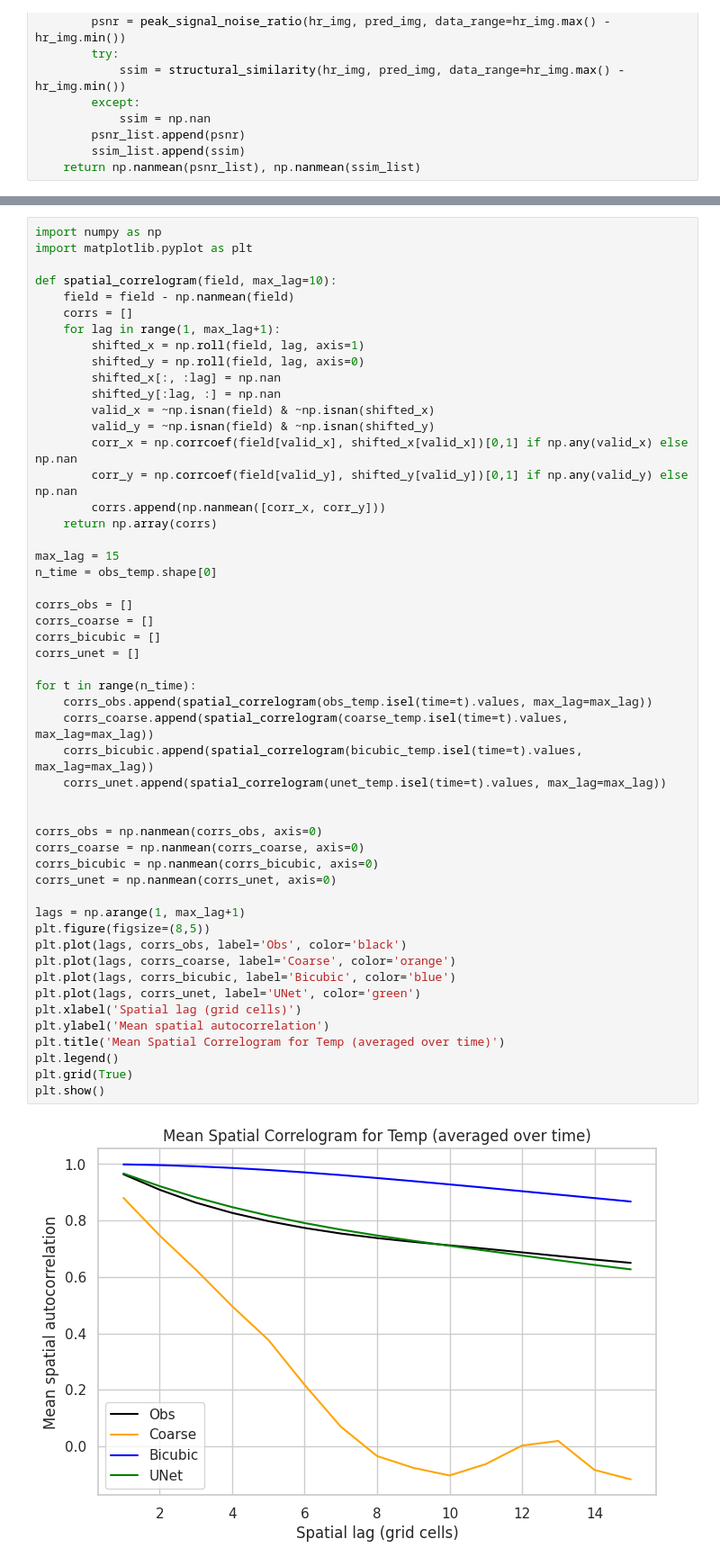
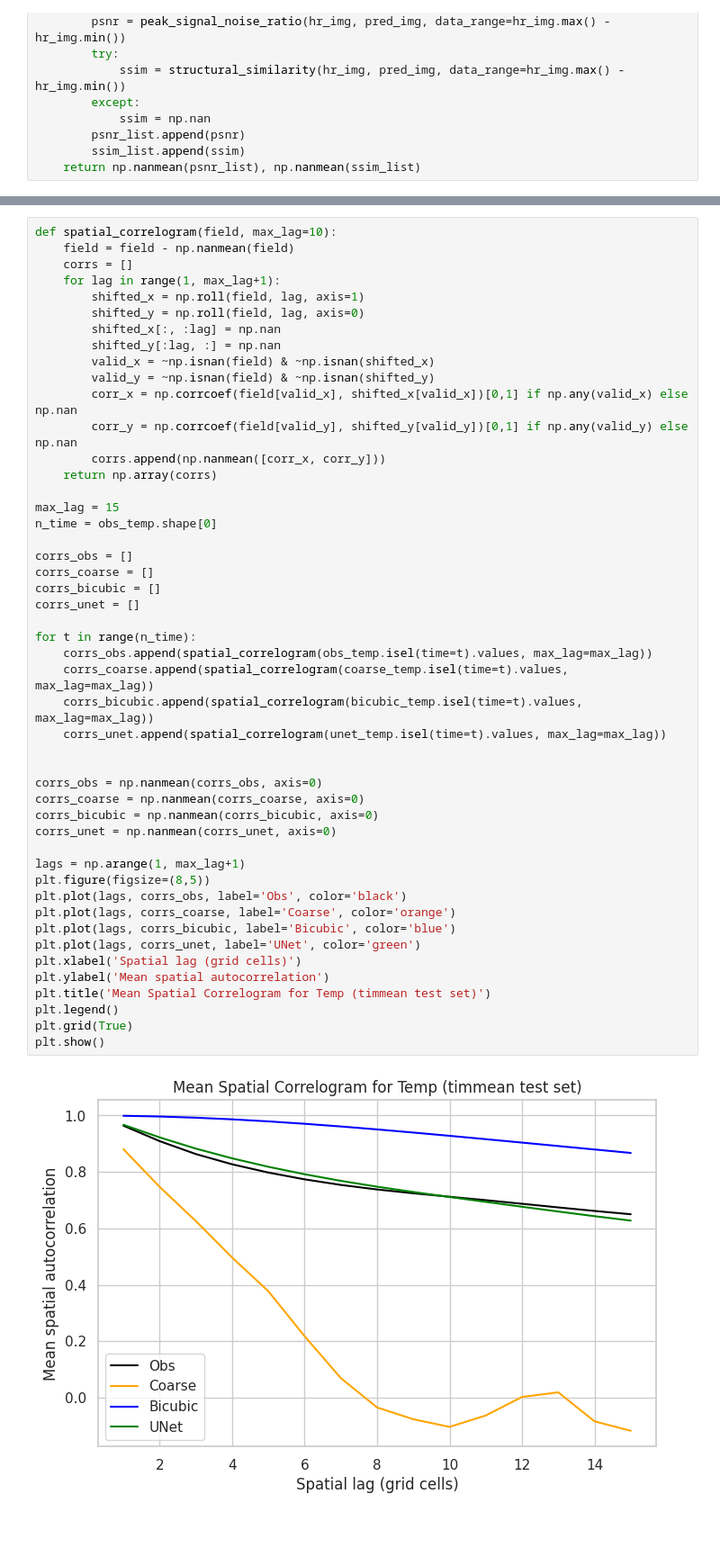
Before and after one commit to AsthanaShivanshi/Processing_and_Analysis_Scripts, a Jupyter notebook: Prelim_Stats_Obs_only/qq_plots_obs_12km.ipynb, the cells around one changed output, grey strips where cells are left out. Shown at 90% size. Saved outputs shown, nothing was run; the diff lists cells and outputs as text; blank space fills up the shorter version.

```diff
--- a/Prelim_Stats_Obs_only/qq_plots_obs_12km.ipynb
+++ b/Prelim_Stats_Obs_only/qq_plots_obs_12km.ipynb
@@ -505,7 +504,4 @@ UNet     45.899005  0.988276
 # %%
-import numpy as np
-import matplotlib.pyplot as plt
-
 def spatial_correlogram(field, max_lag=10):
     field = field - np.nanmean(field)
     corrs = []
@@ -526,32 +522,32 @@ n_time = obs_temp.shape[0]
 
 corrs_obs = []
 corrs_coarse = []
 corrs_bicubic = []
 corrs_unet = []
 
 for t in range(n_time):
     corrs_obs.append(spatial_correlogram(obs_temp.isel(time=t).values, max_lag=max_lag))
     corrs_coarse.append(spatial_correlogram(coarse_temp.isel(time=t).values, max_lag=max_lag))
     corrs_bicubic.append(spatial_correlogram(bicubic_temp.isel(time=t).values, max_lag=max_lag))
     corrs_unet.append(spatial_correlogram(unet_temp.isel(time=t).values, max_lag=max_lag))
 
 
 corrs_obs = np.nanmean(corrs_obs, axis=0)
 corrs_coarse = np.nanmean(corrs_coarse, axis=0)
 corrs_bicubic = np.nanmean(corrs_bicubic, axis=0)
 corrs_unet = np.nanmean(corrs_unet, axis=0)
 
 lags = np.arange(1, max_lag+1)
 plt.figure(figsize=(8,5))
 plt.plot(lags, corrs_obs, label='Obs', color='black')
 plt.plot(lags, corrs_coarse, label='Coarse', color='orange')
 plt.plot(lags, corrs_bicubic, label='Bicubic', color='blue')
 plt.plot(lags, corrs_unet, label='UNet', color='green')
 plt.xlabel('Spatial lag (grid cells)')
 plt.ylabel('Mean spatial autocorrelation')
-plt.title('Mean Spatial Correlogram for Temp (averaged over time)')
+plt.title('Mean Spatial Correlogram for Temp (timmean test set)')
 plt.legend()
 plt.grid(True)
 plt.show()
 # %% [output]
-[figure, old version]
+[figure, new version]
```
Also changed, not shown: parts of 9 cells of this notebook.
